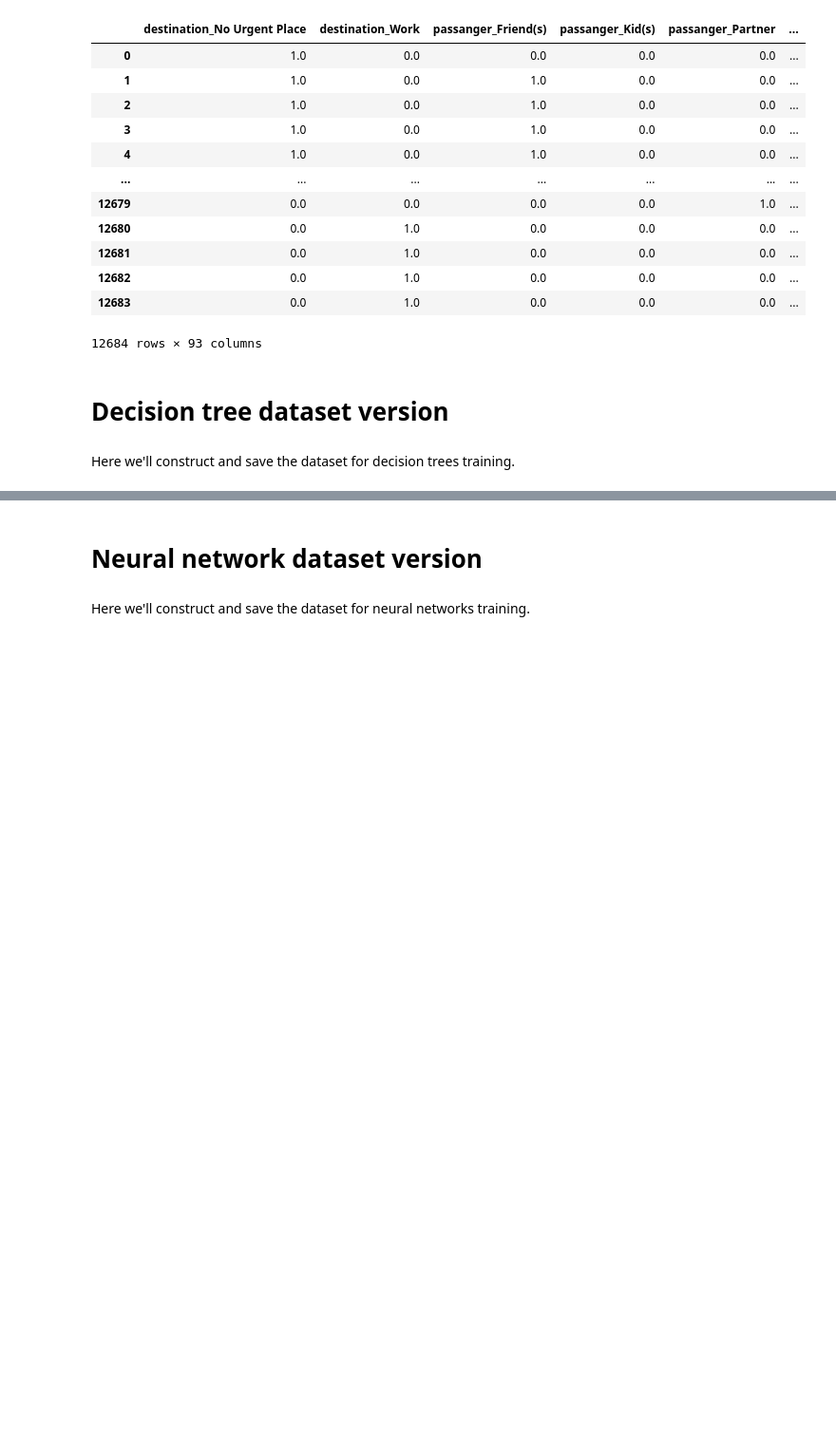
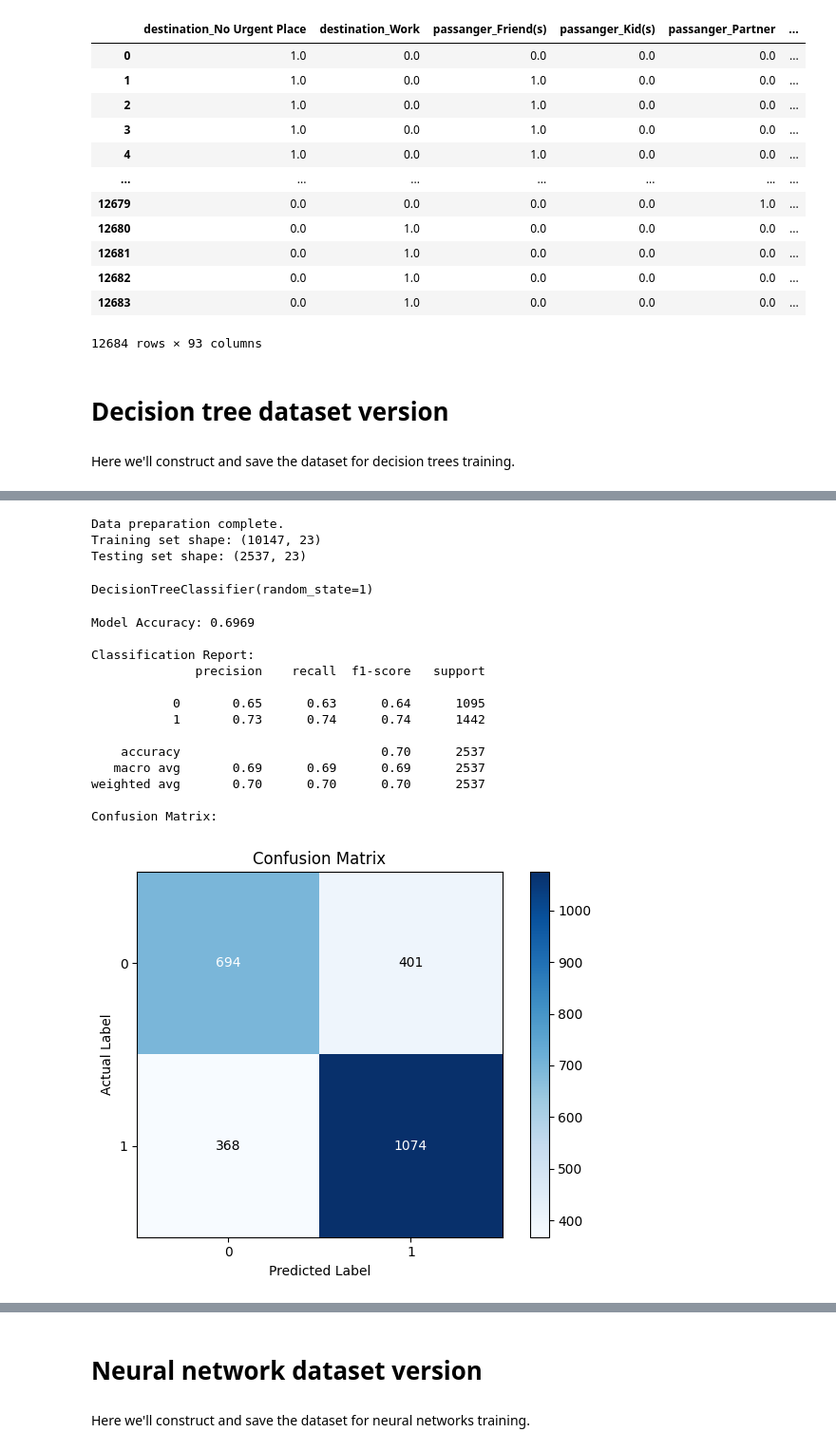
Before and after one commit to TarasKutsyk/Data-Analytics-Project, a Jupyter notebook: Data_class.ipynb, the cells around one changed output, grey strips where cells are left out. Shown: that part at 95% size. Cells and saved outputs as stored; diff of their text form; code cells hidden in the pictures; blank space fills up the shorter version.

Commit message:
configured gitignore and created decision tree model, need to improve its performance

```diff
--- a/Data_class.ipynb
+++ b/Data_class.ipynb
@@ -407,0 +431,73 @@ Here we'll construct and save the dataset for decision trees training.
+# %%
+preprocessed_data = Data(EncConfig='Num', ImputeMissing=True, DropSpCol=True)
+data_for_decision_tree = preprocessed_data.fit()
+# %%
+X = data_for_decision_tree.drop("Y", axis = 1)
+y = data_for_decision_tree['Y']
+X_train, X_test, y_train, y_test = train_test_split(
+    X,
+    y,
+    test_size=0.2, # 20% test size, 80% train size
+    random_state=1, # for consistent dataset format
+    stratify=y #sets proportion of accepted/rejected coupons to be the same in training and testing dataset
+)
+
+print("\nData preparation complete.")
+print(f"Training set shape: {X_train.shape}")
+print(f"Testing set shape: {X_test.shape}")
+# %% [output]
+Data preparation complete.
+Training set shape: (10147, 23)
+Testing set shape: (2537, 23)
+# %%
+model = DecisionTreeClassifier(random_state=1) # for consistent tree randomness
+model.fit(X_train, y_train) # training the model
+# %% [output]
+DecisionTreeClassifier(random_state=1)
+# %%
+y_pred = model.predict(X_test)
+
+accuracy = accuracy_score(y_test, y_pred)
+print(f"Model Accuracy: {accuracy:.4f}\n")
+
+print("Classification Report:")
+print(classification_report(y_test, y_pred))
+
+print("Confusion Matrix:")
+cm = confusion_matrix(y_test, y_pred)
+
+fig, ax = plt.subplots()
+im = ax.imshow(cm, interpolation='nearest', cmap=plt.cm.Blues)
+ax.figure.colorbar(im, ax=ax)
+
+ax.set(xticks=np.arange(cm.shape[1]),
+       yticks=np.arange(cm.shape[0]),
+       xticklabels=[0,1], yticklabels=[0,1],
+       title='Confusion Matrix',
+       ylabel='Actual Label',
+       xlabel='Predicted Label')
+
+thresh = cm.max() / 2.
+for i in range(cm.shape[0]):
+    for j in range(cm.shape[1]):
+        ax.text(j, i, format(cm[i, j], 'd'),
+                ha="center", va="center",
+                color="white" if cm[i, j] > thresh else "black")
+
+fig.tight_layout()
+plt.show()
+# %% [output]
+Model Accuracy: 0.6969
+
+Classification Report:
+              precision    recall  f1-score   support
+
+           0       0.65      0.63      0.64      1095
+           1       0.73      0.74      0.74      1442
+
+    accuracy                           0.70      2537
+   macro avg       0.69      0.69      0.69      2537
+weighted avg       0.70      0.70      0.70      2537
+
+Confusion Matrix:
+[figure, added]
```
Also changed, not shown: parts of 3 cells of this notebook, 1 other file.
